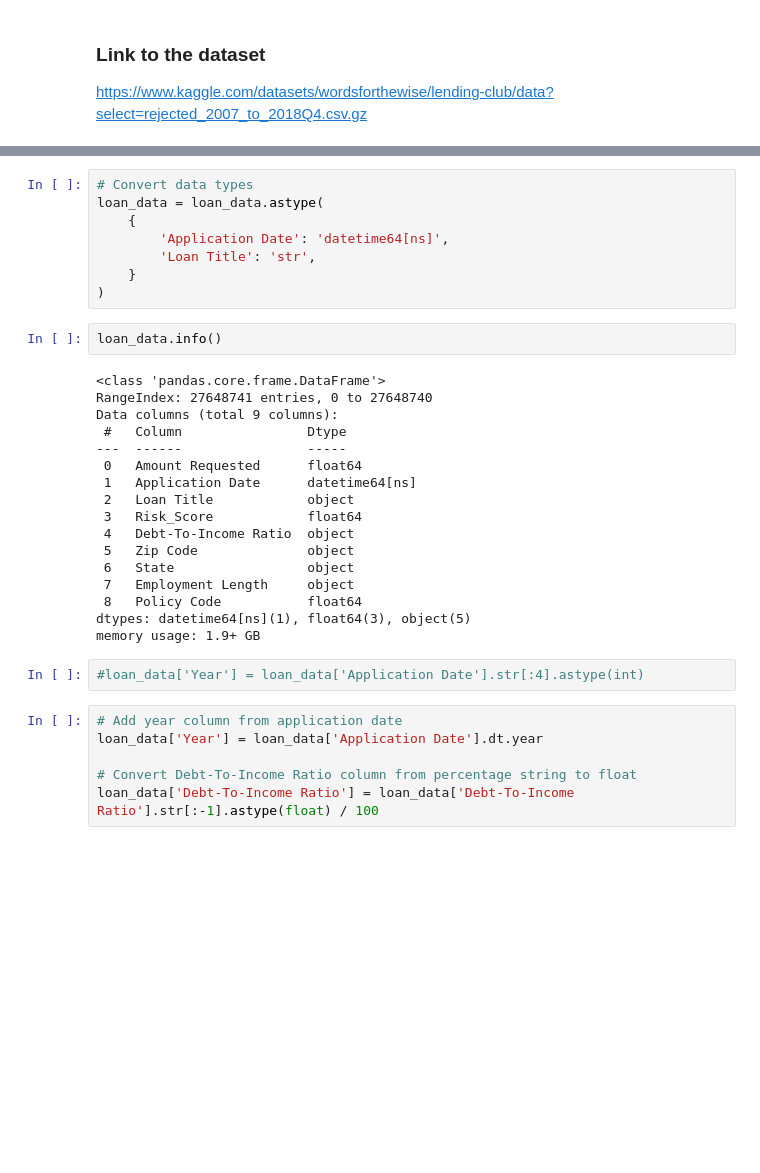
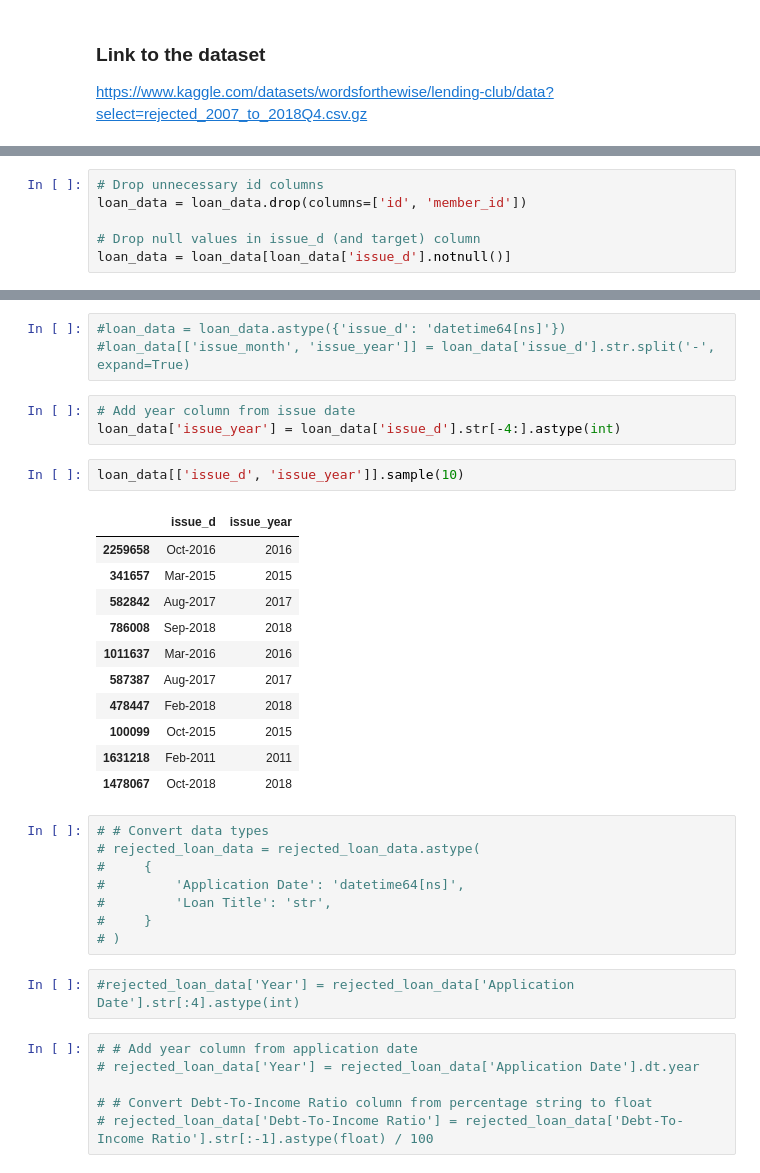
Before and after one commit to DanielAndCada/Borrower-Risk-Profiling, a Jupyter notebook: data-preprocessing.ipynb, the cells around one changed output, grey strips where cells are left out. Drawn from its saved outputs; the diff is of its cells as text; blank space fills up the shorter version.

```diff
--- a/data-preprocessing.ipynb
+++ b/data-preprocessing.ipynb
@@ -43,0 +83,6 @@ memory usage: 1.9+ GB
+# %%
+# Drop unnecessary id columns
+loan_data = loan_data.drop(columns=['id', 'member_id'])
+
+# Drop null values in issue_d (and target) column
+loan_data = loan_data[loan_data['issue_d'].notnull()]
@@ -44,35 +98,36 @@ memory usage: 1.9+ GB
+# %%
+#loan_data = loan_data.astype({'issue_d': 'datetime64[ns]'})
+#loan_data[['issue_month', 'issue_year']] = loan_data['issue_d'].str.split('-', expand=True)
+# %%
+# Add year column from issue date
+loan_data['issue_year'] = loan_data['issue_d'].str[-4:].astype(int)
+# %%
+loan_data[['issue_d', 'issue_year']].sample(10)
+# %% [output]
+|  | issue_d | issue_year |
+| 2259658 | Oct-2016 | 2016 |
+| 341657 | Mar-2015 | 2015 |
+| 582842 | Aug-2017 | 2017 |
+| 786008 | Sep-2018 | 2018 |
+| 1011637 | Mar-2016 | 2016 |
+| 587387 | Aug-2017 | 2017 |
+| 478447 | Feb-2018 | 2018 |
+| 100099 | Oct-2015 | 2015 |
+| 1631218 | Feb-2011 | 2011 |
+| 1478067 | Oct-2018 | 2018 |
 # %%
-# Convert data types
-loan_data = loan_data.astype(
-    {
-        'Application Date': 'datetime64[ns]',
-        'Loan Title': 'str',
-    }
-)
+# # Convert data types
+# rejected_loan_data = rejected_loan_data.astype(
+#     {
+#         'Application Date': 'datetime64[ns]',
+#         'Loan Title': 'str',
+#     }
+# )
-# %%
-loan_data.info()
-# %% [output]
-<class 'pandas.core.frame.DataFrame'>
-RangeIndex: 27648741 entries, 0 to 27648740
-Data columns (total 9 columns):
- #   Column                Dtype
----  ------                -----
- 0   Amount Requested      float64
- 1   Application Date      datetime64[ns]
- 2   Loan Title            object
- 3   Risk_Score            float64
- 4   Debt-To-Income Ratio  object
- 5   Zip Code              object
- 6   State                 object
- 7   Employment Length     object
- 8   Policy Code           float64
-dtypes: datetime64[ns](1), float64(3), object(5)
-memory usage: 1.9+ GB
 # %%
-#loan_data['Year'] = loan_data['Application Date'].str[:4].astype(int)
+#rejected_loan_data['Year'] = rejected_loan_data['Application Date'].str[:4].astype(int)
 # %%
-# Add year column from application date
-loan_data['Year'] = loan_data['Application Date'].dt.year
+# # Add year column from application date
+# rejected_loan_data['Year'] = rejected_loan_data['Application Date'].dt.year
 
-# Convert Debt-To-Income Ratio column from percentage string to float
-loan_data['Debt-To-Income Ratio'] = loan_data['Debt-To-Income Ratio'].str[:-1].astype(float) / 100
+# # Convert Debt-To-Income Ratio column from percentage string to float
+# rejected_loan_data['Debt-To-Income Ratio'] = rejected_loan_data['Debt-To-Income Ratio'].str[:-1].astype(float) / 100
```
Also changed, not shown: parts of 10 cells of this notebook, 1 other file.
